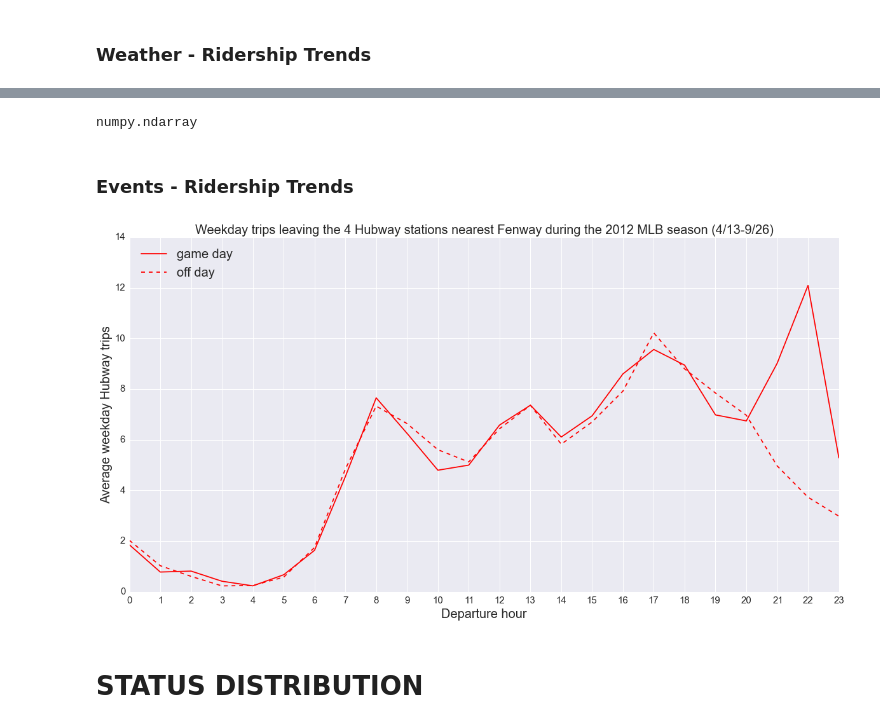
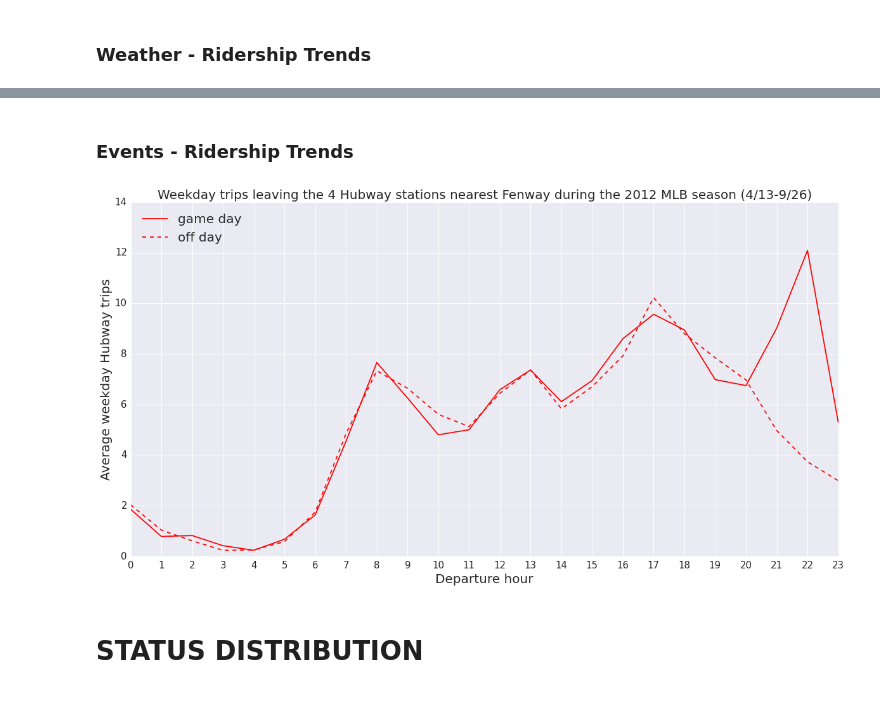
Before and after one commit to CS109Hubway/classp, a Jupyter notebook: Test_Hubway.ipynb, the cells around one changed output, grey strips where cells are left out. Drawn from its saved outputs; the diff is of its cells as text; code cells hidden in the pictures.

```diff
--- a/Test_Hubway.ipynb
+++ b/Test_Hubway.ipynb
@@ -155,44 +162,40 @@ plt.ylabel(' Hourly Ridership (Trips)',size = 15)
-# %%
-type(x.values)
-# %% [output]
-numpy.ndarray
 # %% [markdown]
 ### Events - Ridership Trends
 # %%
 ####look at ridership trends of Fenway stations
 
 #get trips during the 2012 baseball season...4/13 through 9/26
 tripsMLB = trips[(trips['start_date']>'2012-04-13') & (trips['end_date']<'2012-9-27')]
 
 #pull trips starting or ending at the fenway stations
 fenwaystations = [32,33,45,101]
-fenwayorig_wd = tripsMLB[(tripsMLB['strt_statn'].isin(fenwaystations)) & (tripsMLB['weekday']<5)]
+fenwayorig_wd = tripsMLB[(tripsMLB['strt_statn'].isin(fenwaystations)) & (tripsMLB['st_weekday']<5)]
 
 #get dataframes for days with and without an MLB game
 days =MLB['start_time'].map(lambda t: t.date()).values.tolist()
-fenwayorig_wd_game = fenwayorig_wd[fenwayorig_wd['day_date'].isin(days)]
-fenwayorig_wd_off = fenwayorig_wd[-fenwayorig_wd['day_date'].isin(days)]
+fenwayorig_wd_game = fenwayorig_wd[fenwayorig_wd['st_daydate'].isin(days)]
+fenwayorig_wd_off = fenwayorig_wd[-fenwayorig_wd['st_daydate'].isin(days)]
 
 #group by hour and sum total number of trips by hour
-out_wd_game= fenwayorig_wd_game.groupby('hour').count().seq_id
-out_wd_off= fenwayorig_wd_off.groupby('hour').count().seq_id
+out_wd_game= fenwayorig_wd_game.groupby('st_hour').count().seq_id
+out_wd_off= fenwayorig_wd_off.groupby('st_hour').count().seq_id
 
 #group by date and get total number of days
-wd_game_days = len(fenwayorig_wd_game.groupby('day_date'))
-wd_off_days = len(fenwayorig_wd_off.groupby('day_date'))
+wd_game_days = len(fenwayorig_wd_game.groupby('st_daydate'))
+wd_off_days = len(fenwayorig_wd_off.groupby('st_daydate'))
 
 #plot average number of trips per hour for weekday game days and offdays
 plt.figure(figsize=(20, 10));
 plt.title('Weekday trips leaving the 4 Hubway stations nearest Fenway during the 2012 MLB season (4/13-9/26)', fontsize=20);
 plt.xlabel('Departure hour', fontsize=20);
 plt.ylabel('Average weekday Hubway trips', fontsize=20);
 plt.xticks(np.arange(0, 25, 1))
 plt.tick_params(axis='both', which='major', labelsize=15);
 plt.plot(out_wd_game/wd_game_days,'red');
 plt.plot(out_wd_off/wd_off_days,'r--');
 plt.legend(['game day', 'off day'], loc='upper left', fontsize=20);
 # %% [output]
-[figure, old version]
+[figure, new version]
 # %% [markdown]
 # STATUS DISTRIBUTION
 # %%
```
Also changed, not shown: parts of 8 cells of this notebook.
